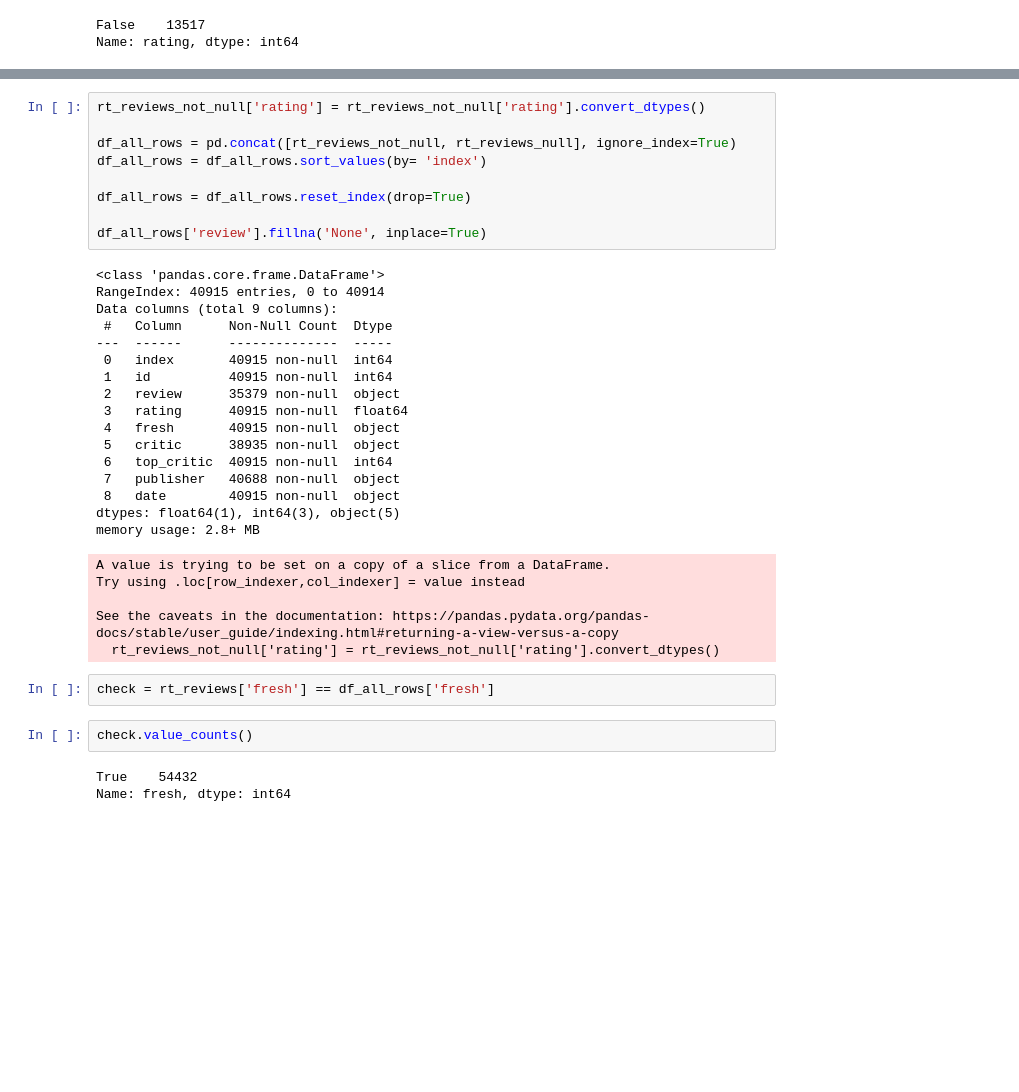
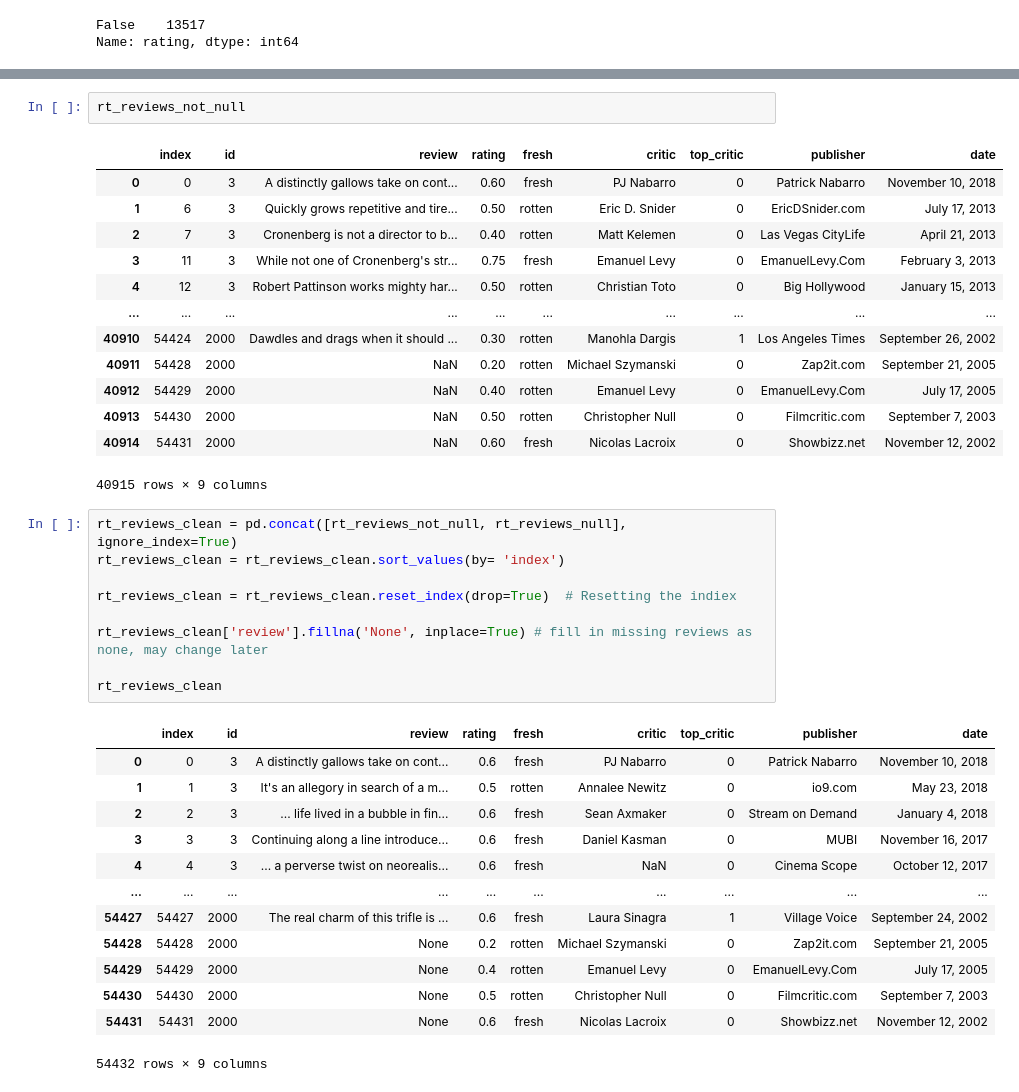
Before and after one commit to epradojr/Microsoft-Movie-Studio-Business-Proposition, a Jupyter notebook: dsc-phase1-project.ipynb, the cells around one changed output, grey strips where cells are left out. Cells and saved outputs as stored; diff of their text form; blank space fills up the shorter version.

Commit message:
cleaned up my coding a tad

```diff
--- a/dsc-phase1-project.ipynb
+++ b/dsc-phase1-project.ipynb
@@ -524,38 +464,39 @@ See the caveats in the documentation: https://pandas.pydata.org/pandas-docs/stab
+# %%
+rt_reviews_not_null
+# %% [output]
+|  | index | id | review | rating | fresh | critic | top_critic | publisher | date |
+| 0 | 0 | 3 | A distinctly gallows take on cont... | 0.60 | fresh | PJ Nabarro | 0 | Patrick Nabarro | November 10, 2018 |
+| 1 | 6 | 3 | Quickly grows repetitive and tire... | 0.50 | rotten | Eric D. Snider | 0 | EricDSnider.com | July 17, 2013 |
+| 2 | 7 | 3 | Cronenberg is not a director to b... | 0.40 | rotten | Matt Kelemen | 0 | Las Vegas CityLife | April 21, 2013 |
+| 3 | 11 | 3 | While not one of Cronenberg's str... | 0.75 | fresh | Emanuel Levy | 0 | EmanuelLevy.Com | February 3, 2013 |
+| 4 | 12 | 3 | Robert Pattinson works mighty har... | 0.50 | rotten | Christian Toto | 0 | Big Hollywood | January 15, 2013 |
+| ... | ... | ... | ... | ... | ... | ... | ... | ... | ... |
+| 40910 | 54424 | 2000 | Dawdles and drags when it should ... | 0.30 | rotten | Manohla Dargis | 1 | Los Angeles Times | September 26, 2002 |
+| 40911 | 54428 | 2000 | NaN | 0.20 | rotten | Michael Szymanski | 0 | Zap2it.com | September 21, 2005 |
+| 40912 | 54429 | 2000 | NaN | 0.40 | rotten | Emanuel Levy | 0 | EmanuelLevy.Com | July 17, 2005 |
+| 40913 | 54430 | 2000 | NaN | 0.50 | rotten | Christopher Null | 0 | Filmcritic.com | September 7, 2003 |
+| 40914 | 54431 | 2000 | NaN | 0.60 | fresh | Nicolas Lacroix | 0 | Showbizz.net | November 12, 2002 |
+40915 rows × 9 columns
 # %%
-rt_reviews_not_null['rating'] = rt_reviews_not_null['rating'].convert_dtypes()
+rt_reviews_clean = pd.concat([rt_reviews_not_null, rt_reviews_null], ignore_index=True)
+rt_reviews_clean = rt_reviews_clean.sort_values(by= 'index')
 
-df_all_rows = pd.concat([rt_reviews_not_null, rt_reviews_null], ignore_index=True)
-df_all_rows = df_all_rows.sort_values(by= 'index')
+rt_reviews_clean = rt_reviews_clean.reset_index(drop=True)  # Resetting the indiex
 
-df_all_rows = df_all_rows.reset_index(drop=True)
+rt_reviews_clean['review'].fillna('None', inplace=True) # fill in missing reviews as none, may change later
 
-df_all_rows['review'].fillna('None', inplace=True)
+rt_reviews_clean
 # %% [output]
+|  | index | id | review | rating | fresh | critic | top_critic | publisher | date |
+| 0 | 0 | 3 | A distinctly gallows take on cont... | 0.6 | fresh | PJ Nabarro | 0 | Patrick Nabarro | November 10, 2018 |
+| 1 | 1 | 3 | It's an allegory in search of a m... | 0.5 | rotten | Annalee Newitz | 0 | io9.com | May 23, 2018 |
+| 2 | 2 | 3 | ... life lived in a bubble in fin... | 0.6 | fresh | Sean Axmaker | 0 | Stream on Demand | January 4, 2018 |
+| 3 | 3 | 3 | Continuing along a line introduce... | 0.6 | fresh | Daniel Kasman | 0 | MUBI | November 16, 2017 |
+| 4 | 4 | 3 | ... a perverse twist on neorealis... | 0.6 | fresh | NaN | 0 | Cinema Scope | October 12, 2017 |
+| ... | ... | ... | ... | ... | ... | ... | ... | ... | ... |
+| 54427 | 54427 | 2000 | The real charm of this trifle is ... | 0.6 | fresh | Laura Sinagra | 1 | Village Voice | September 24, 2002 |
+| 54428 | 54428 | 2000 | None | 0.2 | rotten | Michael Szymanski | 0 | Zap2it.com | September 21, 2005 |
+| 54429 | 54429 | 2000 | None | 0.4 | rotten | Emanuel Levy | 0 | EmanuelLevy.Com | July 17, 2005 |
+| 54430 | 54430 | 2000 | None | 0.5 | rotten | Christopher Null | 0 | Filmcritic.com | September 7, 2003 |
+| 54431 | 54431 | 2000 | None | 0.6 | fresh | Nicolas Lacroix | 0 | Showbizz.net | November 12, 2002 |
-<class 'pandas.core.frame.DataFrame'>
-RangeIndex: 40915 entries, 0 to 40914
-Data columns (total 9 columns):
- #   Column      Non-Null Count  Dtype
----  ------      --------------  -----
- 0   index       40915 non-null  int64
- 1   id          40915 non-null  int64
- 2   review      35379 non-null  object
- 3   rating      40915 non-null  float64
- 4   fresh       40915 non-null  object
- 5   critic      38935 non-null  object
- 6   top_critic  40915 non-null  int64
- 7   publisher   40688 non-null  object
- 8   date        40915 non-null  object
-dtypes: float64(1), int64(3), object(5)
-memory usage: 2.8+ MB
+54432 rows × 9 columns
-A value is trying to be set on a copy of a slice from a DataFrame.
-Try using .loc[row_indexer,col_indexer] = value instead
-
-See the caveats in the documentation: https://pandas.pydata.org/pandas-docs/stable/user_guide/indexing.html#returning-a-view-versus-a-copy
-  rt_reviews_not_null['rating'] = rt_reviews_not_null['rating'].convert_dtypes()
-# %%
-check = rt_reviews['fresh'] == df_all_rows['fresh']
-# %%
-check.value_counts()
-# %% [output]
-True    54432
-Name: fresh, dtype: int64
```
Also changed, not shown: parts of 7 cells of this notebook.
